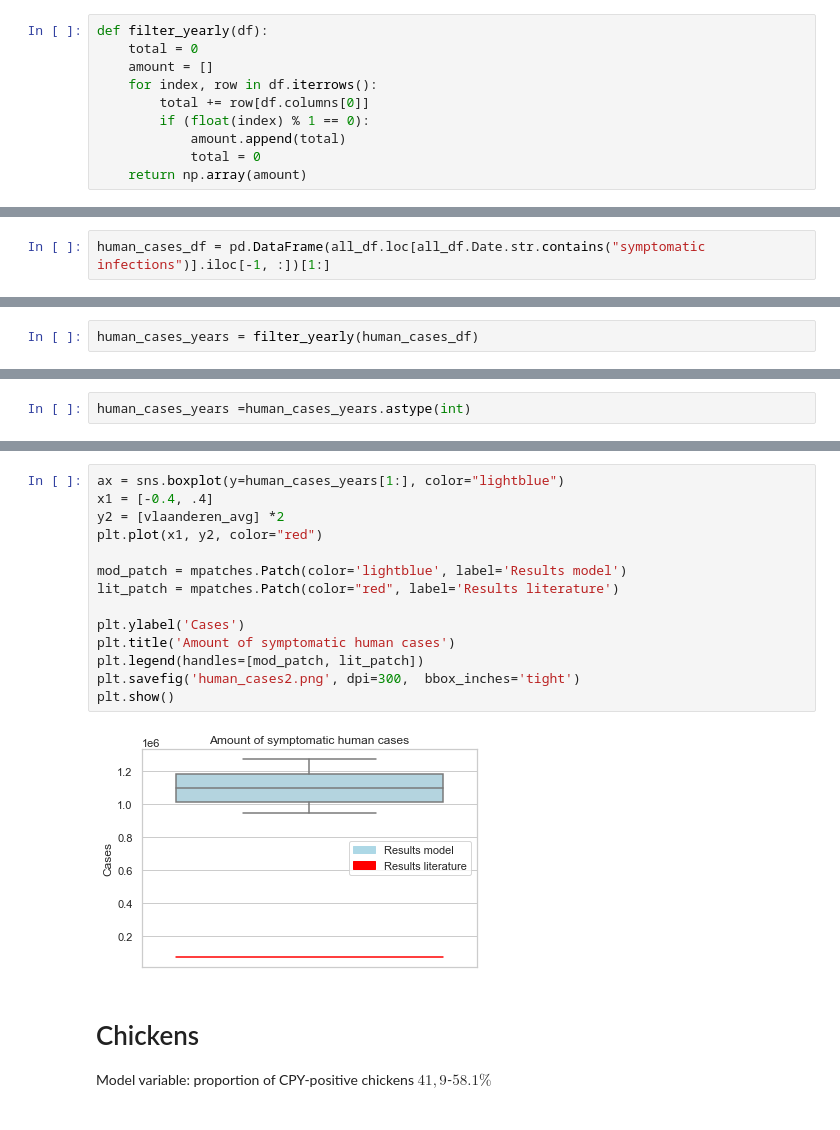
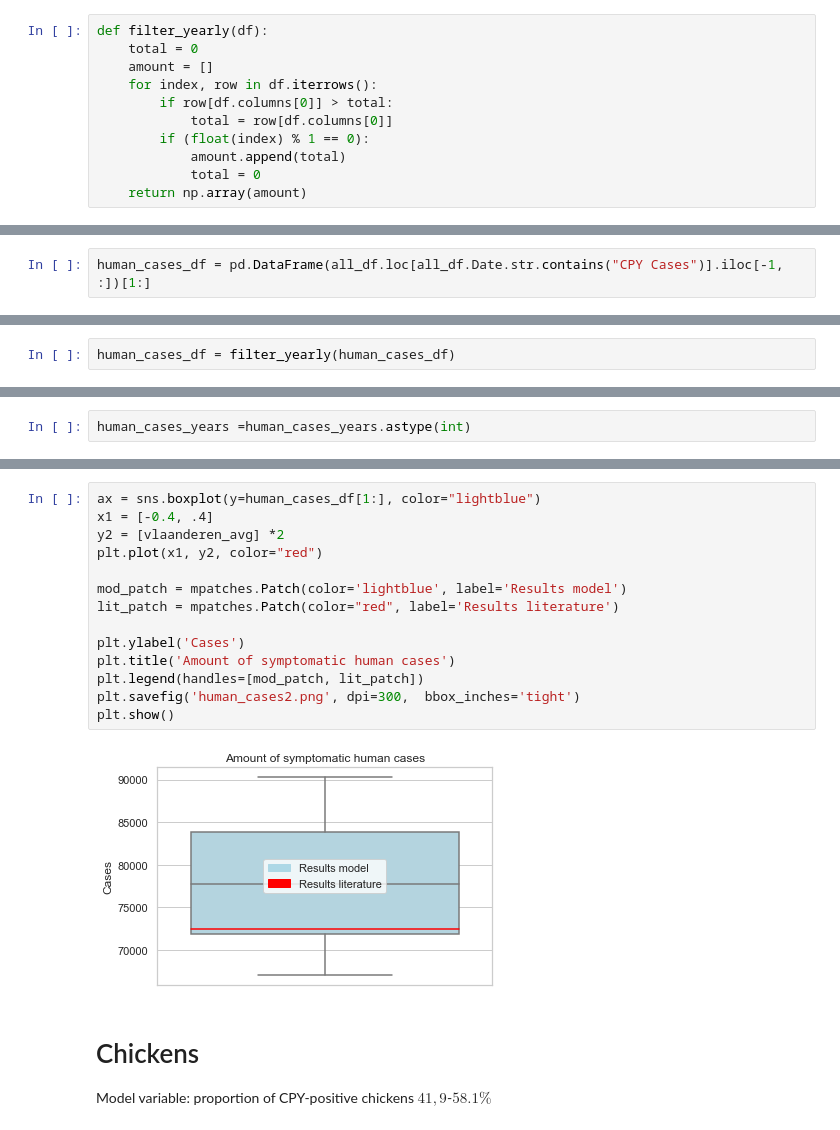
Before and after one commit to Lischip/asd, a Jupyter notebook: notebooks/validation.ipynb, the cells around one changed output, grey strips where cells are left out. Drawn from its saved outputs; the diff is of its cells as text.

Commit message:
imagery

```diff
--- a/notebooks/validation.ipynb
+++ b/notebooks/validation.ipynb
@@ -10,7 +10,8 @@ def filter_yearly(df):
     total = 0
     amount = []
     for index, row in df.iterrows():
-        total += row[df.columns[0]]
+        if row[df.columns[0]] > total:
+            total = row[df.columns[0]]
         if (float(index) % 1 == 0):
             amount.append(total)
             total = 0
@@ -39,10 +40,10 @@ all_df = all_df.iloc[:, :-1]
 # Human cases
 Model variable: symptomatic infections
 # %%
-human_cases_df = pd.DataFrame(all_df.loc[all_df.Date.str.contains("symptomatic infections")].iloc[-1, :])[1:]
+human_cases_df = pd.DataFrame(all_df.loc[all_df.Date.str.contains("CPY Cases")].iloc[-1, :])[1:]
 # %%
 human_cases_df = ditch_M(human_cases_df)
 # %%
 human_cases_df[human_cases_df.columns[0]] = human_cases_df[human_cases_df.columns[0]].astype(float)
 # %%
-human_cases_years = filter_yearly(human_cases_df)
+human_cases_df = filter_yearly(human_cases_df)
@@ -70,19 +79,19 @@ plt.show()
 # %%
-ax = sns.boxplot(y=human_cases_years[1:], color="lightblue")
+ax = sns.boxplot(y=human_cases_df[1:], color="lightblue")
 x1 = [-0.4, .4]
 y2 = [vlaanderen_avg] *2
 plt.plot(x1, y2, color="red")
 
 mod_patch = mpatches.Patch(color='lightblue', label='Results model')
 lit_patch = mpatches.Patch(color="red", label='Results literature')
 
 plt.ylabel('Cases')
 plt.title('Amount of symptomatic human cases')
 plt.legend(handles=[mod_patch, lit_patch])
 plt.savefig('human_cases2.png', dpi=300,  bbox_inches='tight')
 plt.show()
 # %% [output]
-[figure, old version]
+[figure, new version]
 # %% [markdown]
 # Chickens
 Model variable: proportion of CPY-positive chickens
```
Also changed, not shown: parts of 2 cells of this notebook, 2 other files.
